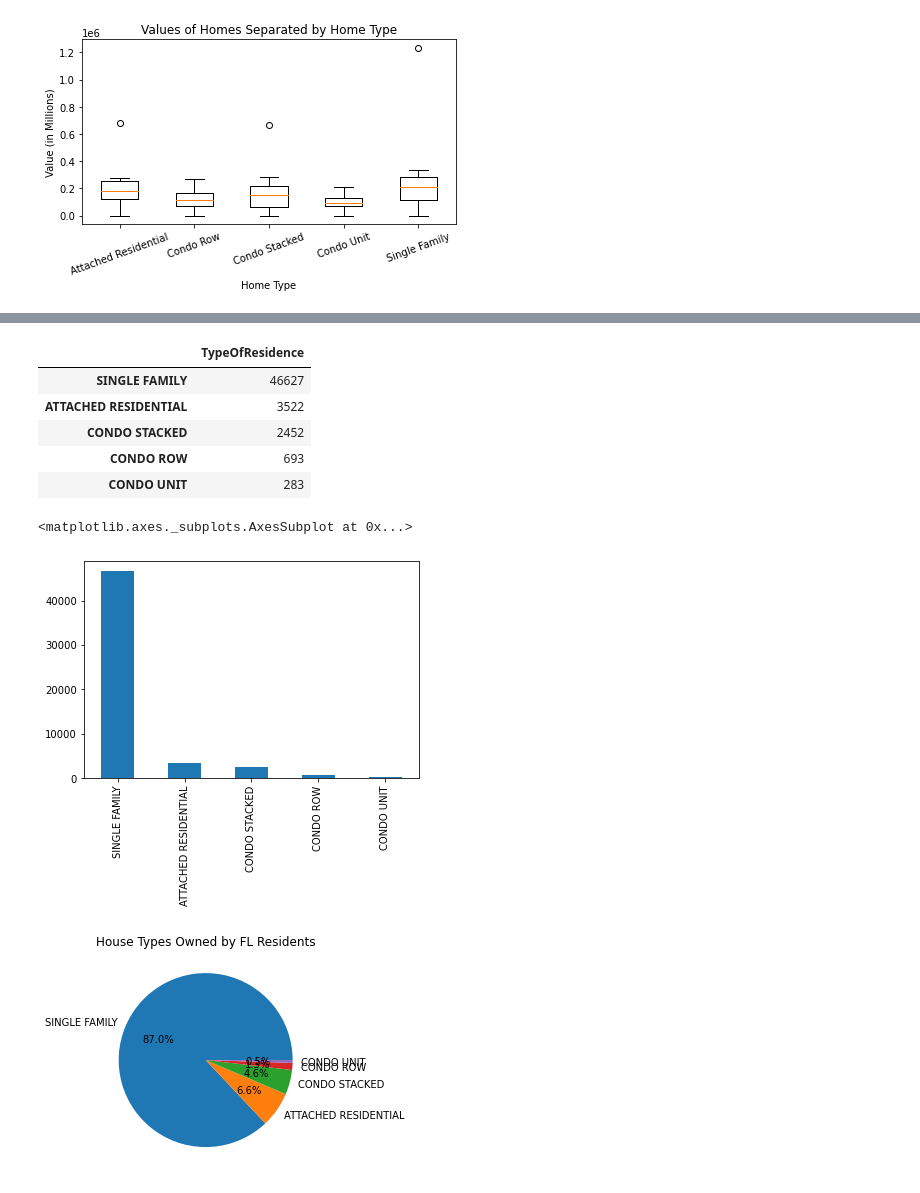
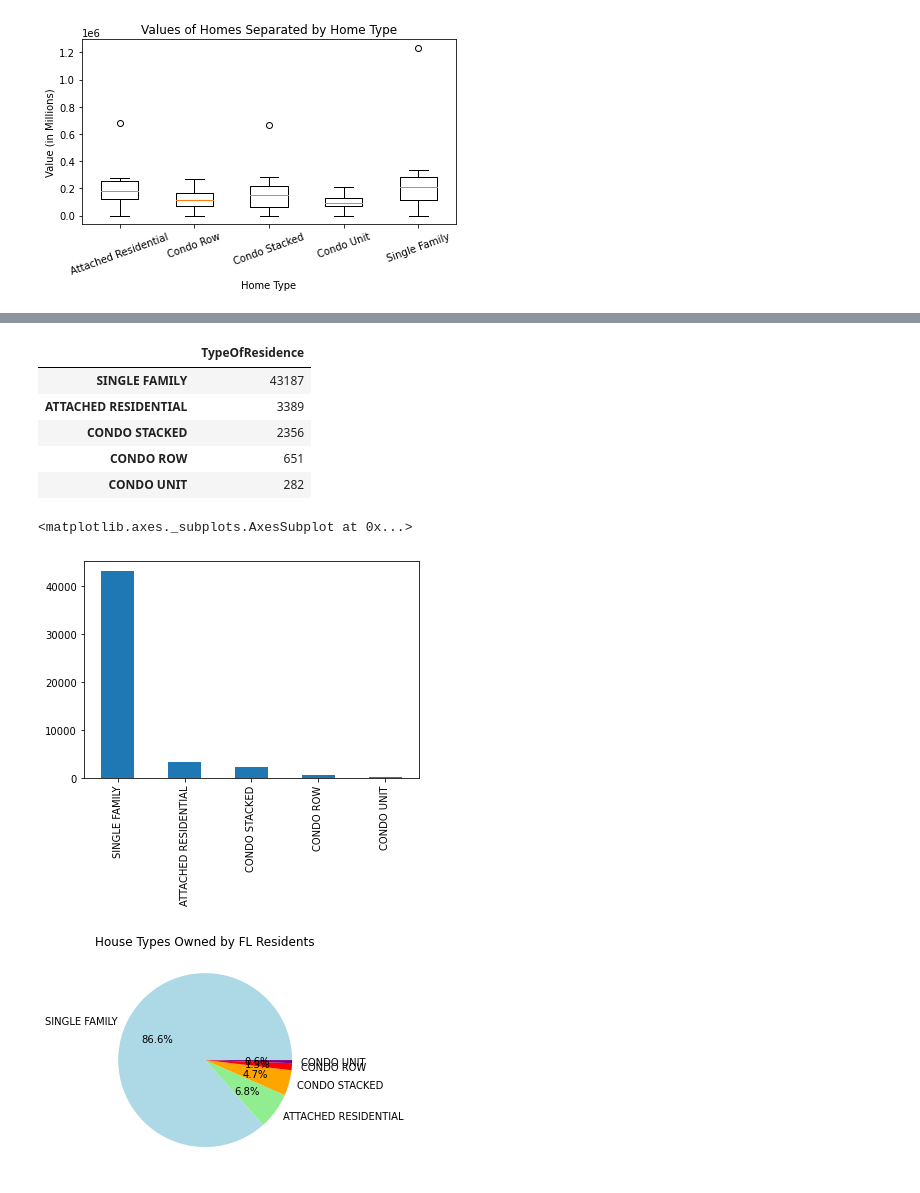
Before and after one commit to ajwu100/GROUP-9-PROJECT-1, a Jupyter notebook: house_attributes.ipynb, the cells around one changed output, grey strips where cells are left out. Drawn from its saved outputs; the diff is of its cells as text; code cells hidden in the pictures.

```diff
--- a/house_attributes.ipynb
+++ b/house_attributes.ipynb
@@ -290,20 +279,22 @@ fl_res_df["TypeOfResidence"] = fl_res_df["TypeOfResidence"].replace({"STACKED CO
 fl_res_df["TypeOfResidence"] = fl_res_df["TypeOfResidence"].replace({"ROW CONDO" : "CONDO ROW"})
 fl_res_df["TypeOfResidence"] = fl_res_df["TypeOfResidence"].replace({"UNIT CONDO" : "CONDO UNIT"})
 fl_res_df["TypeOfResidence"] = fl_res_df["TypeOfResidence"].replace({"ATTACHED RESDENTIAL" : "ATTACHED RESIDENTIAL"})
+fl_res_df
 
 # fl_res_df.drop(labels=, 1) =="MISCELLANEOUS RESIDENTIAL"
 
 
-counties_df = fl_res_df.loc(fl_res_df["CountyName"] == ["BROWARD", "MANATEE", "PINELLAS", "BREVARD",
-                                                        "MIAMI-DADE", "PALM BEACH", "SARASOTA", "CHARLOTTE",
-                                                        "DUVAL", "COLLIER", "LEE", "SEMINOLE", "MARION",
-                                                        "VOLUSIA", "SAINT JOHNS", "BAY", "HILLSBOROUGH",
-                                                        "ALACHUA", "INDIAN RIVER", "ESCAMBIA", "NASSAU",
-                                                        "ORANGE", "MONROE"])
+county = ["BROWARD", "MANATEE", "PINELLAS", "BREVARD", "MIAMI-DADE", "PALM BEACH", "SARASOTA", "CHARLOTTE",
+          "DUVAL", "COLLIER", "LEE", "SEMINOLE", "MARION", "VOLUSIA", "SAINT JOHNS", "BAY", "HILLSBOROUGH",
+          "ALACHUA", "INDIAN RIVER", "ESCAMBIA", "NASSAU", "ORANGE", "MONROE"]
 
-# delete = ["MISCELLANEOUS RESIDENTIAL", "AGRICULTURE", "CONDO DETACHED",
-#           "VACANT", "COMMERCIAL", "OTHER", "MANUFACTURED HOME", "APARTMENT UNIT"]
-# for residence in delete:
-#     fl_res_df = fl_res_df[fl_res_df["TypeOfResidence"] != residence]
+fl_res_df=fl_res_df[fl_res_df.CountyName.isin(county)]
+fl_res_df
 
-counties_df
+# for row in county:
+#     fl_res_df.loc(fl_res_df["CountyName"] == row)
+
+delete = ["MISCELLANEOUS RESIDENTIAL", "AGRICULTURE", "CONDO DETACHED",
+          "VACANT", "COMMERCIAL", "OTHER", "MANUFACTURED HOME", "APARTMENT UNIT"]
+for residence in delete:
+    fl_res_df = fl_res_df[fl_res_df["TypeOfResidence"] != residence]
@@ -311,0 +301,7 @@ ValueError: Lengths must match to compare
+# %%
+#drop home values < 1.3 million
+fl_res_df["ValueofHome"].dtypes
+fl_res_df["ValueofHome"] = fl_res_df["ValueofHome"].astype(int)
+fl_res_df["ValueofHome"].dtypes
+fl_res_df=fl_res_df.loc[(fl_res_df["ValueofHome"]<=1300000), :]
+fl_res_df
@@ -315,21 +325,22 @@ fl_house_type_df = pd.DataFrame(fl_house_type)
 fl_house_type_df
 # %% [output]
 |  | TypeOfResidence |
-| SINGLE FAMILY | 46627 |
-| ATTACHED RESIDENTIAL | 3522 |
-| CONDO STACKED | 2452 |
-| CONDO ROW | 693 |
-| CONDO UNIT | 283 |
+| SINGLE FAMILY | 43187 |
+| ATTACHED RESIDENTIAL | 3389 |
+| CONDO STACKED | 2356 |
+| CONDO ROW | 651 |
+| CONDO UNIT | 282 |
 # %%
 fl_house_type.plot(kind="bar", x="TypeOfResidence", y=fl_house_type)
 # %% [output]
 <matplotlib.axes._subplots.AxesSubplot at 0x...>
-[figure, old version]
+[figure, new version]
 # %%
+fl_colors=["lightblue", "lightgreen", "orange", "red", "purple"]
 fl_labels=fl_house_type_df["TypeOfResidence"].index
-plt.pie(fl_house_type, labels=fl_labels, autopct="%1.1f%%")
+plt.pie(fl_house_type, labels=fl_labels, autopct="%1.1f%%", colors=fl_colors)
 plt.title("House Types Owned by FL Residents")
 plt.tight_layout
 plt.savefig("florida house type pie chart")
 # %% [output]
-[figure, old version]
+[figure, new version]
```
Also changed, not shown: parts of 7 cells of this notebook, 2 other files.
